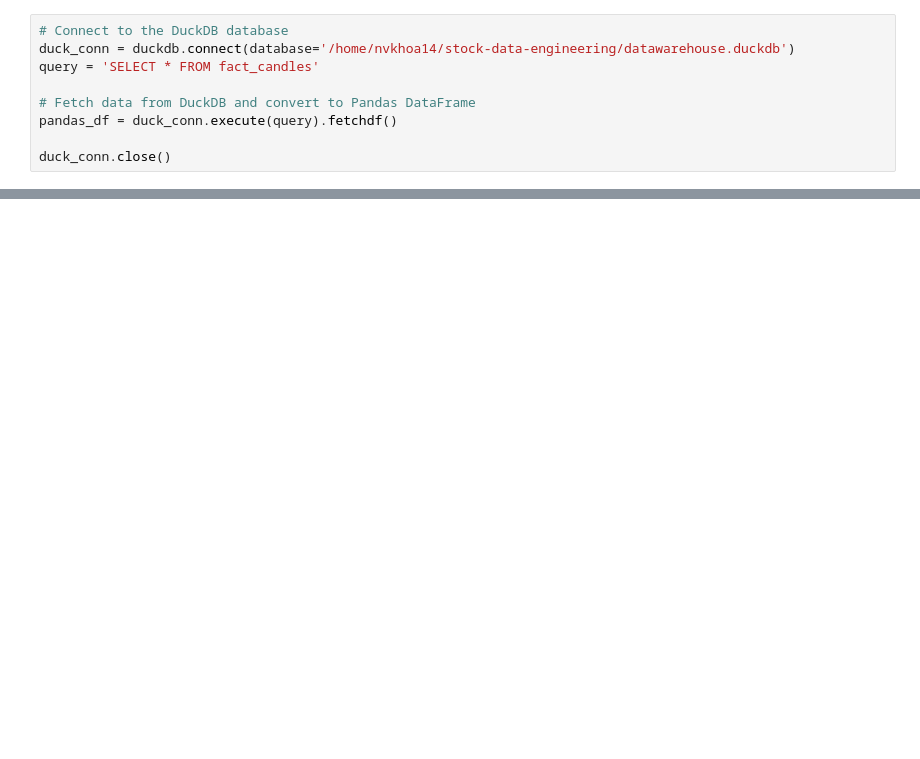
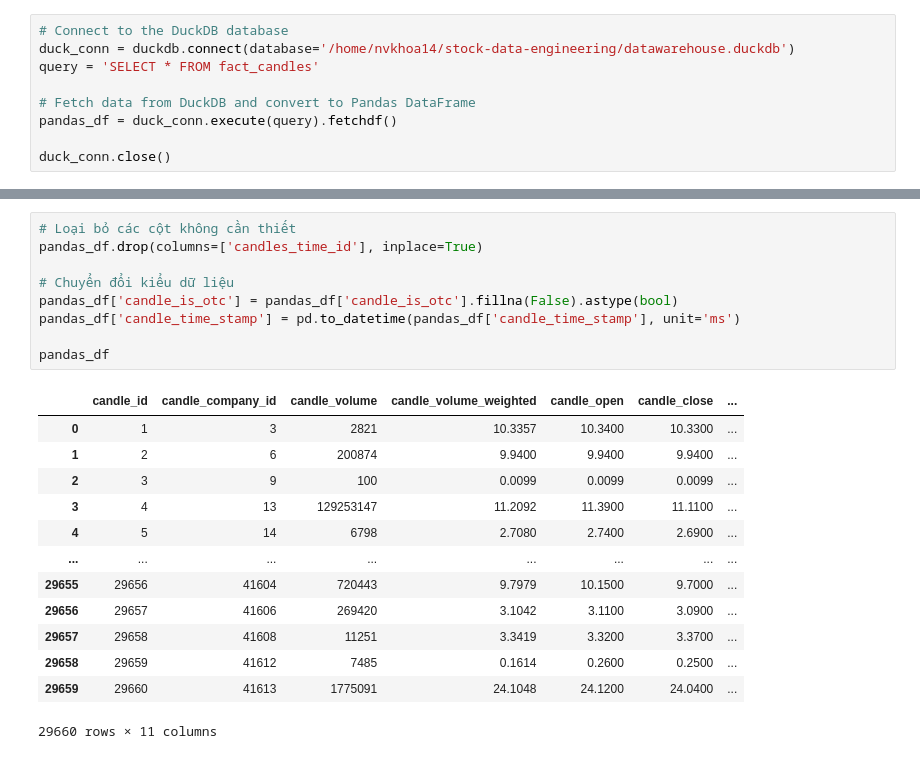
Before and after one commit to nvkhoa14/stock-data-engineering, a Jupyter notebook: notebook/analyse.ipynb, the cells around one changed output, grey strips where cells are left out. Drawn from its saved outputs; the diff is of its cells as text; blank space fills up the shorter version.

```diff
--- a/notebook/analyse.ipynb
+++ b/notebook/analyse.ipynb
@@ -255,0 +275,23 @@ duck_conn.close()
+# %%
+# Loại bỏ các cột không cần thiết
+pandas_df.drop(columns=['candles_time_id'], inplace=True)
+
+# Chuyển đổi kiểu dữ liệu
+pandas_df['candle_is_otc'] = pandas_df['candle_is_otc'].fillna(False).astype(bool)
+pandas_df['candle_time_stamp'] = pd.to_datetime(pandas_df['candle_time_stamp'], unit='ms')
+
+pandas_df
+# %% [output]
+|  | candle_id | candle_company_id | candle_volume | candle_volume_weighted | candle_open | candle_close | ... |
+| 0 | 1 | 3 | 2821 | 10.3357 | 10.3400 | 10.3300 | ... |
+| 1 | 2 | 6 | 200874 | 9.9400 | 9.9400 | 9.9400 | ... |
+| 2 | 3 | 9 | 100 | 0.0099 | 0.0099 | 0.0099 | ... |
+| 3 | 4 | 13 | 129253147 | 11.2092 | 11.3900 | 11.1100 | ... |
+| 4 | 5 | 14 | 6798 | 2.7080 | 2.7400 | 2.6900 | ... |
+| ... | ... | ... | ... | ... | ... | ... | ... |
+| 29655 | 29656 | 41604 | 720443 | 9.7979 | 10.1500 | 9.7000 | ... |
+| 29656 | 29657 | 41606 | 269420 | 3.1042 | 3.1100 | 3.0900 | ... |
+| 29657 | 29658 | 41608 | 11251 | 3.3419 | 3.3200 | 3.3700 | ... |
+| 29658 | 29659 | 41612 | 7485 | 0.1614 | 0.2600 | 0.2500 | ... |
+| 29659 | 29660 | 41613 | 1775091 | 24.1048 | 24.1200 | 24.0400 | ... |
+29660 rows × 11 columns
```
Also changed, not shown: parts of 25 cells of this notebook, 12 other files.
